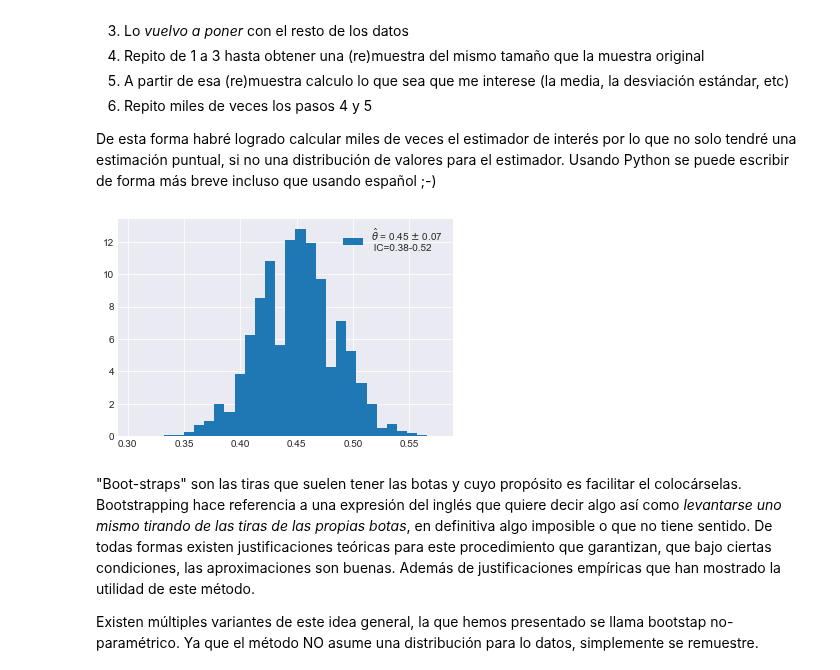
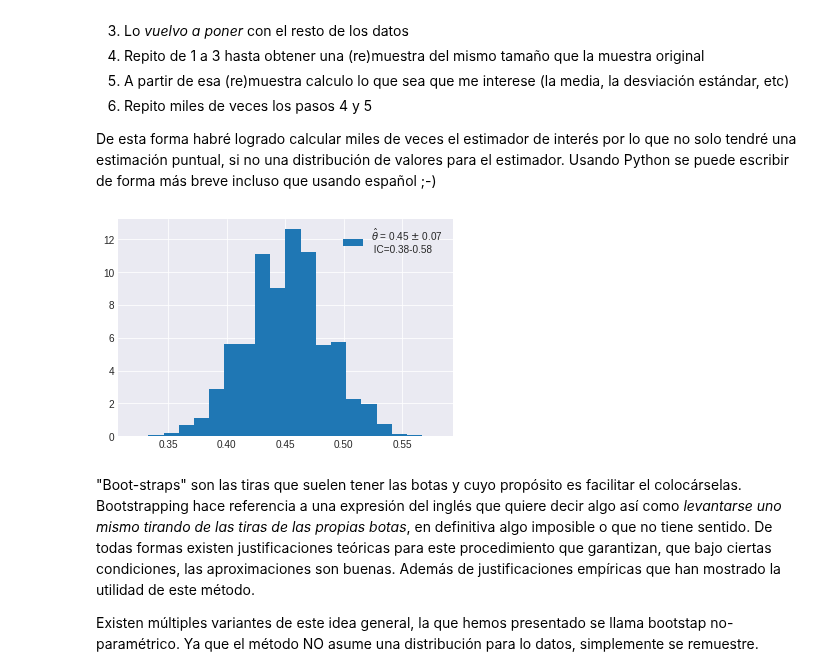
Before and after one commit to danzaconloros/intro_ciencia_de_datos, a Jupyter notebook: 04.00_intro_estadística_frecuentista.ipynb, the cells around one changed output. Cells and saved outputs as stored; diff of their text form; code cells hidden in the pictures.

```diff
--- a/04.00_intro_estadística_frecuentista.ipynb
+++ b/04.00_intro_estadística_frecuentista.ipynb
@@ -402,23 +412,23 @@ La idea del bootstrapping consiste en generar un número _grande_ de muestras a
 
 De esta forma habré logrado calcular miles de veces el estimador de interés por lo que no solo tendré una estimación puntual, si no una distribución de valores para el estimador. Usando Python se puede escribir de forma más breve incluso que usando español ;-)
 # %%
-p_hats = []
-for _ in range(10000):
-    muestra = np.random.choice(monedas_obs, replace=True, size=len(monedas_obs))
-    p_hats.append(np.mean(muestra))
+rep = 10000
+alpha = 0.05
 
-p_hats = np.array(p_hats)
+p_hats = np.array([np.random.choice(monedas_obs, replace=True, size=len(monedas_obs)).mean()
+                  for _ in range(rep)])
+
 p_hat = np.mean(p_hats)
-sd = np.std(p_hats) * 2
+p_hats.sort()
 
-IC = p_hat - sd, p_hat + sd
+IC = p_hats[[int(rep*alpha/2), int(rep*(1-alpha/2))]]
 
-plt.hist(p_hats, bins=30, normed=True,
+plt.hist(p_hats, bins=20, normed=True,
          label='$\hat \\theta$ = {:.2f} $\pm$ {:.2f} \n IC={:.2f}-{:.2f}'.format(p_hat, sd,  *IC))
-#sns.kdeplot(p_hats,label='$\hat p$ = {:.2f} $\pm$ {:.2f} \n IC={:.2f}-{:.2f}'.format(p_hat, sd,  *IC))
+
 plt.legend();
 # %% [output]
-[figure, old version]
+[figure, new version]
 # %% [markdown]
 "Boot-straps" son las tiras que suelen tener las botas y cuyo propósito es facilitar el colocárselas. Bootstrapping hace referencia a una expresión del inglés que quiere decir algo así como _levantarse uno mismo tirando de las tiras de las propias botas_, en definitiva algo imposible o que no tiene sentido. De todas formas existen justificaciones teóricas para este procedimiento que garantizan, que bajo ciertas condiciones, las aproximaciones son buenas. Además de justificaciones empíricas que han mostrado la utilidad de este método.
 
```
Also changed, not shown: parts of 6 cells of this notebook, 1 other file.
